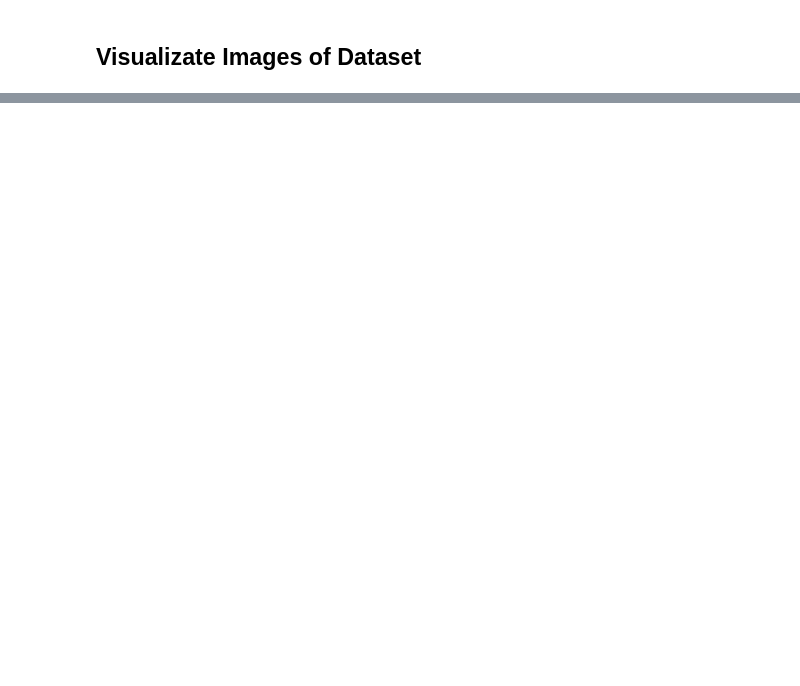
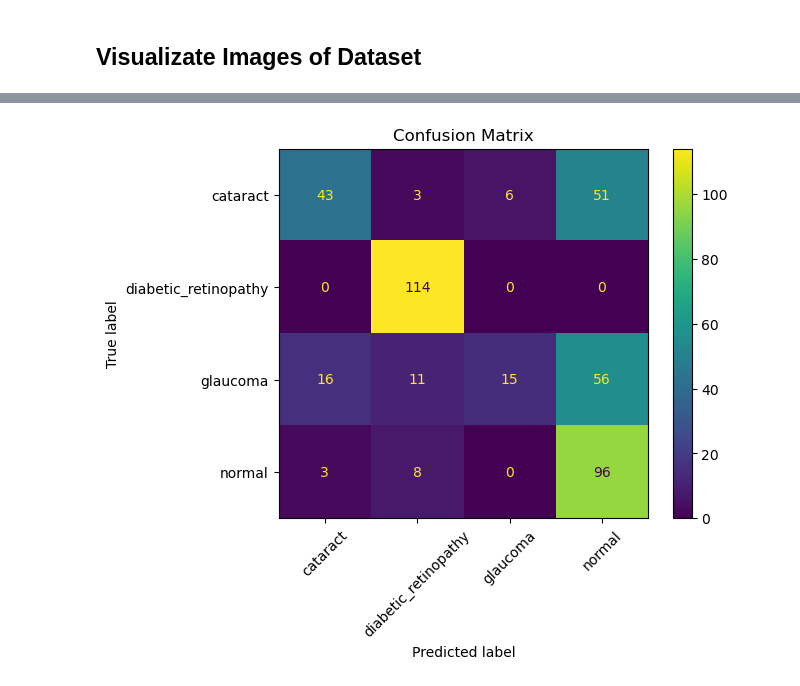
Before and after one commit to pabcablan/convolutional_neural_network, a Jupyter notebook: convolutional_neural_network.ipynb, the cells around one changed output, grey strips where cells are left out. Saved outputs shown, nothing was run; the diff lists cells and outputs as text; code cells hidden in the pictures; blank space fills up the shorter version.

Commit message:
Refactoring of Jupyter Notebook for better comprehesion and easier implementation of different models

```diff
--- a/convolutional_neural_network.ipynb
+++ b/convolutional_neural_network.ipynb
@@ -90,0 +252,13 @@ plt.show()
+# %%
+def plot_confusion_matrix(y_true, y_pred, class_names=None, save_path=None):
+
+    if save_path is not None:
+        os.makedirs(save_path, exist_ok=True)
+
+    cm = confusion_matrix(y_true, y_pred)
+    disp = ConfusionMatrixDisplay(confusion_matrix=cm, display_labels=class_names)
+    disp.plot(xticks_rotation=45)
+    plt.title("Confusion Matrix")
+    if save_path is not None:
+        plt.savefig(os.path.join(save_path, "confusion_matrix.png"))
+    plt.show()
@@ -166,12 +377,14 @@ cuda
 # %%
 wandb.init(
     project="eye-disease-classification",
-    name="custom_cnn_v1-3",
+    name="model1_custom_cnn_4conv",
     config={
         "learning_rate": 0.001,
-        "epochs": 50,
+        "epochs": 5,
         "batch_size": 32,
         "architecture": "custom_cnn_4conv"
     }
 )
+
+run_dir = "models/model1"
 # %% [output]
@@ -433,0 +407,6 @@ class AdaptativeConvNet(nn.Module):
+# %%
+total_train_loss, total_val_loss, total_train_acc, total_val_acc, best_model_file = train_validate(
+    model, train_loader, val_loader,
+    device, criterion, optimizer,
+    epochs=5, early_stopping_criteria=15, save_path=run_dir
+)
@@ -433,0 +419,2 @@ class AdaptativeConvNet(nn.Module):
+# %%
+y_true, y_pred, test_acc = test(model, test_loader, device, path_best_model=best_model_file)
@@ -433,0 +442,4 @@ class AdaptativeConvNet(nn.Module):
+# %%
+plot_confusion_matrix(y_true, y_pred, class_names=full_dataset.classes, save_path=run_dir)
+# %% [output]
+[figure, added]
```
Also changed, not shown: parts of 44 cells of this notebook.
